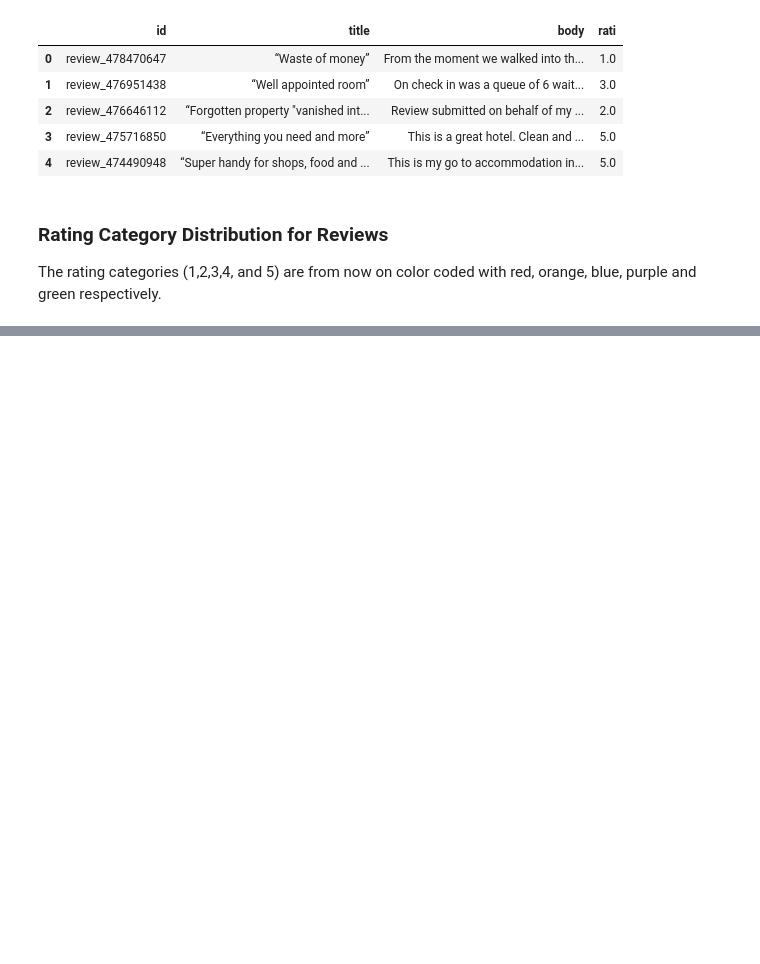
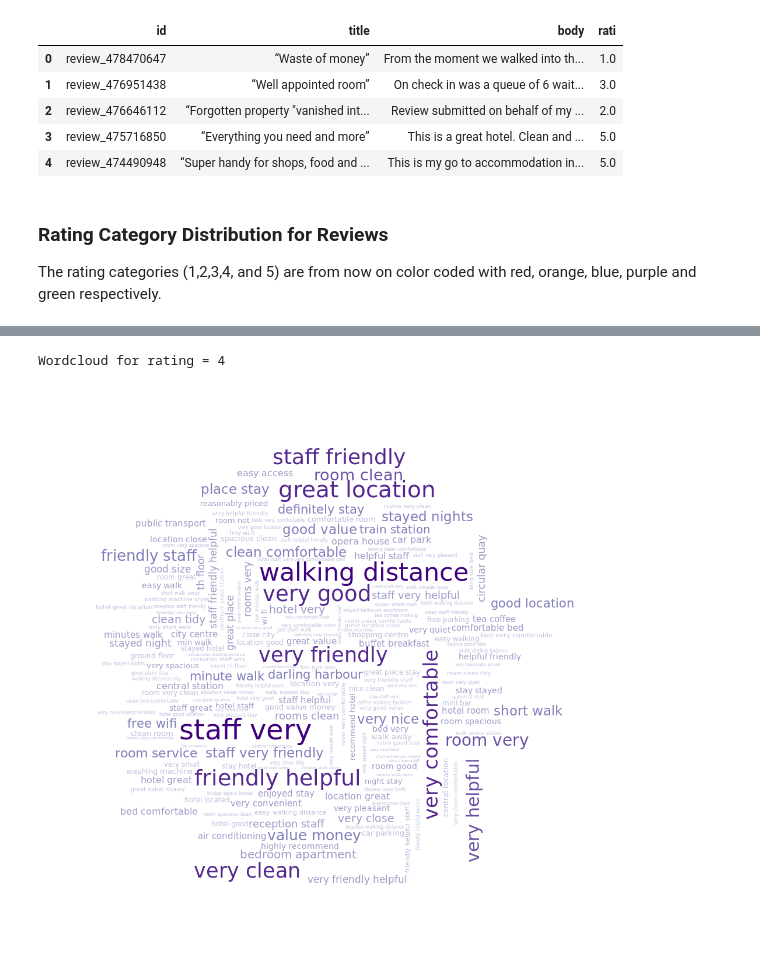
Before and after one commit to AduraX/Hotel-Reviews, a Jupyter notebook: Hotel-Reviews_EDA.ipynb, the cells around one changed output, grey strips where cells are left out. Cells and saved outputs as stored; diff of their text form; code cells hidden in the pictures; blank space fills up the shorter version.

```diff
--- a/Hotel-Reviews_EDA.ipynb
+++ b/Hotel-Reviews_EDA.ipynb
@@ -203,0 +189,6 @@ Rating = 1
+# %%
+print("Wordcloud for rating = 4")
+Image(filename=os.path.join(DatDir, '4_ratWordcloud.png'))
+# %% [output]
+Wordcloud for rating = 4
+[figure, added]
```
Also changed, not shown: parts of 25 cells of this notebook, 17 other files.
